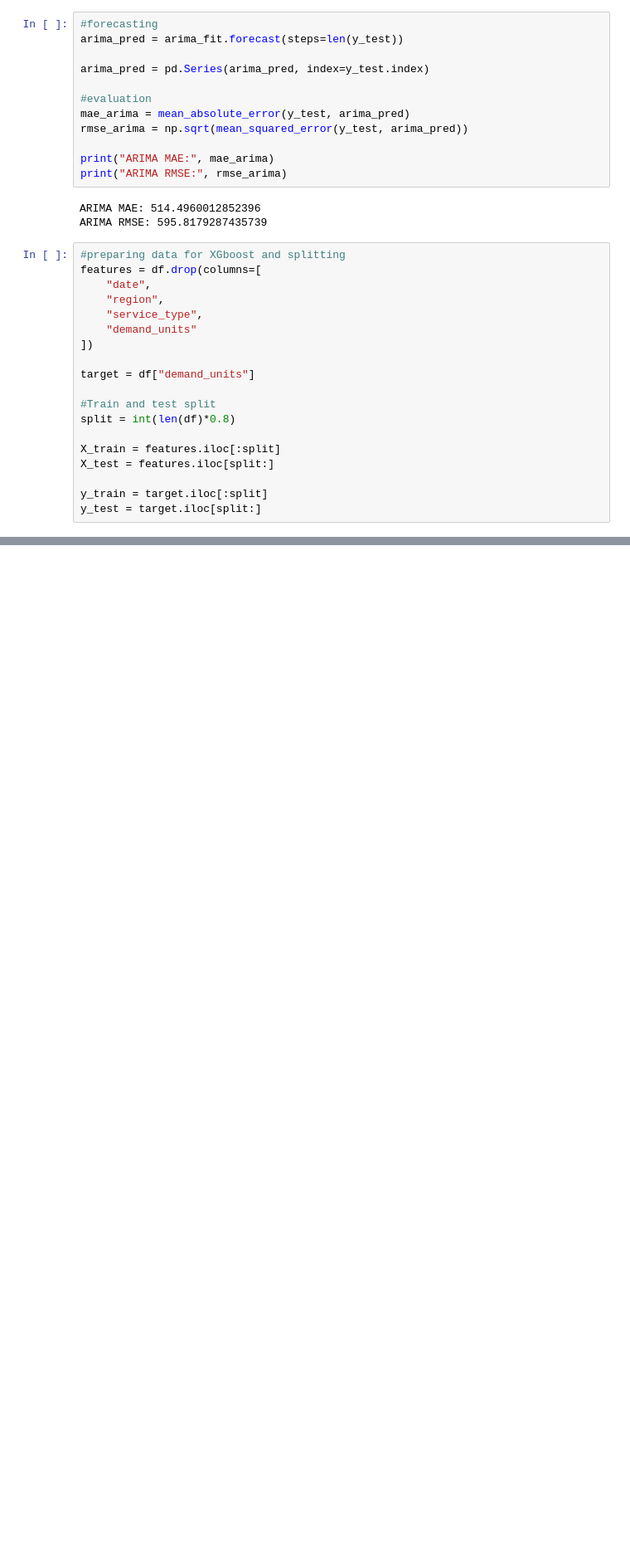
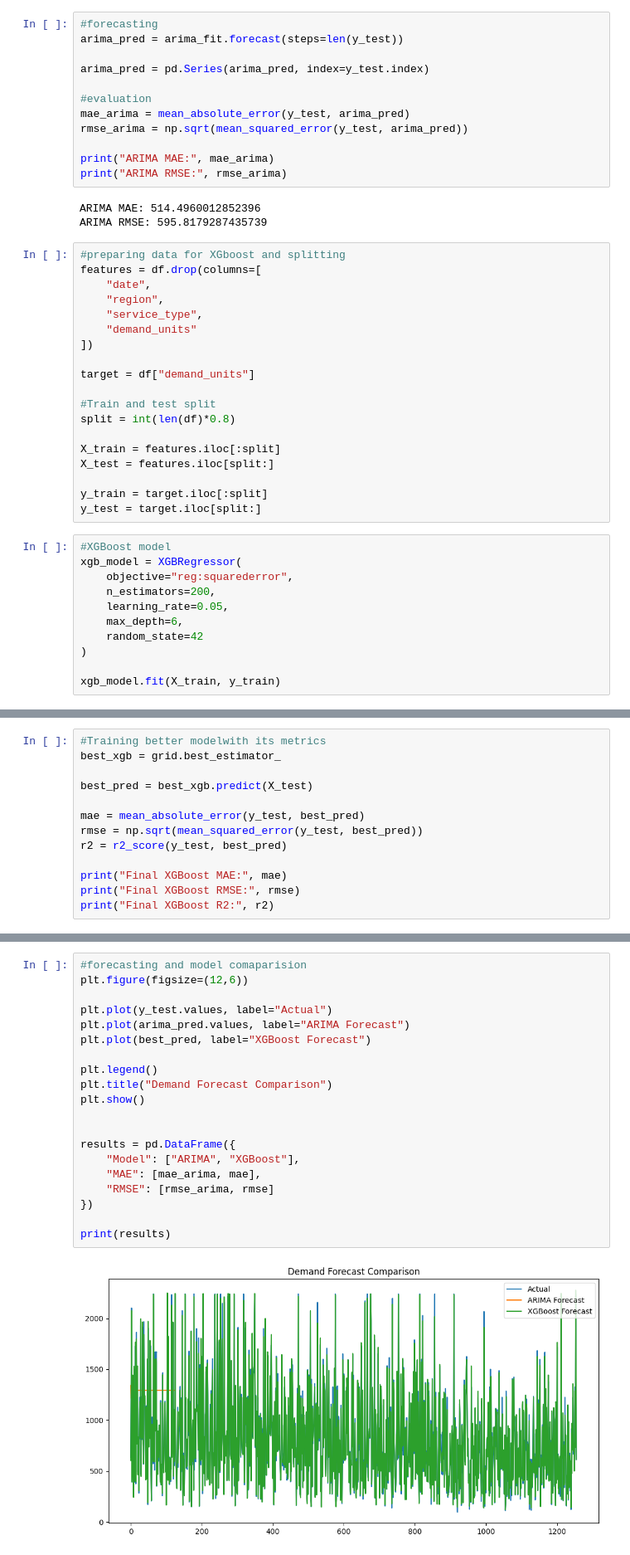
Before and after one commit to mickeygems/supply-demand-forecasting-and-capacity-opitimization, a Jupyter notebook: demand_and_capacity_opti.ipynb, the cells around one changed output, grey strips where cells are left out. Shown at 83% size. Cells and saved outputs as stored; diff of their text form; blank space fills up the shorter version.

Commit message:
Add agile docs and update demand capacity notebook

```diff
--- a/demand_and_capacity_opti.ipynb
+++ b/demand_and_capacity_opti.ipynb
@@ -588,3 +588,14 @@ X_test = features.iloc[split:]
 
 y_train = target.iloc[:split]
 y_test = target.iloc[split:]
+# %%
+#XGBoost model
+xgb_model = XGBRegressor(
+    objective="reg:squarederror",
+    n_estimators=200,
+    learning_rate=0.05,
+    max_depth=6,
+    random_state=42
+)
+
+xgb_model.fit(X_train, y_train)
@@ -590,0 +652,13 @@ y_test = target.iloc[split:]
+# %%
+#Training better modelwith its metrics
+best_xgb = grid.best_estimator_
+
+best_pred = best_xgb.predict(X_test)
+
+mae = mean_absolute_error(y_test, best_pred)
+rmse = np.sqrt(mean_squared_error(y_test, best_pred))
+r2 = r2_score(y_test, best_pred)
+
+print("Final XGBoost MAE:", mae)
+print("Final XGBoost RMSE:", rmse)
+print("Final XGBoost R2:", r2)
@@ -590,0 +669,22 @@ y_test = target.iloc[split:]
+# %%
+#forecasting and model comaparision
+plt.figure(figsize=(12,6))
+
+plt.plot(y_test.values, label="Actual")
+plt.plot(arima_pred.values, label="ARIMA Forecast")
+plt.plot(best_pred, label="XGBoost Forecast")
+
+plt.legend()
+plt.title("Demand Forecast Comparison")
+plt.show()
+
+
+results = pd.DataFrame({
+    "Model": ["ARIMA", "XGBoost"],
+    "MAE": [mae_arima, mae],
+    "RMSE": [rmse_arima, rmse]
+})
+
+print(results)
+# %% [output]
+[figure, added]
```
Also changed, not shown: parts of 7 cells of this notebook, 1 other file.
